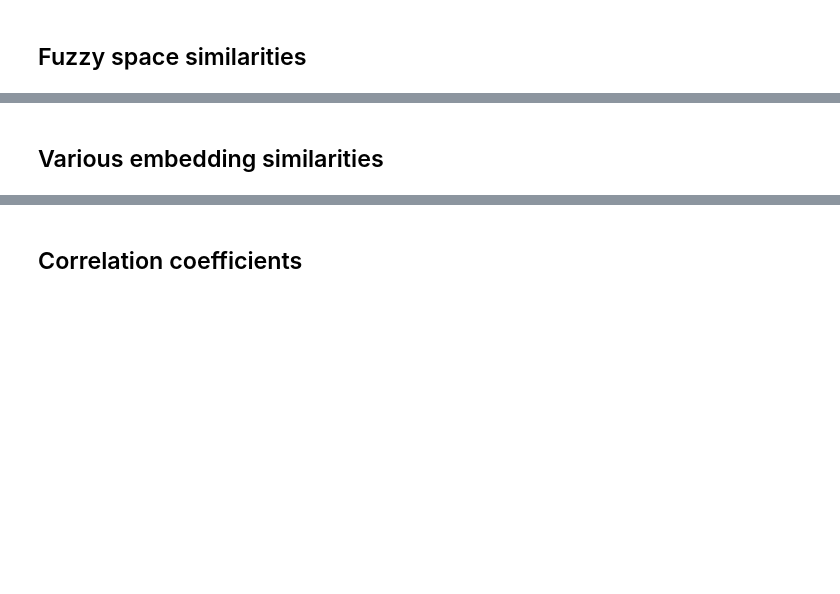
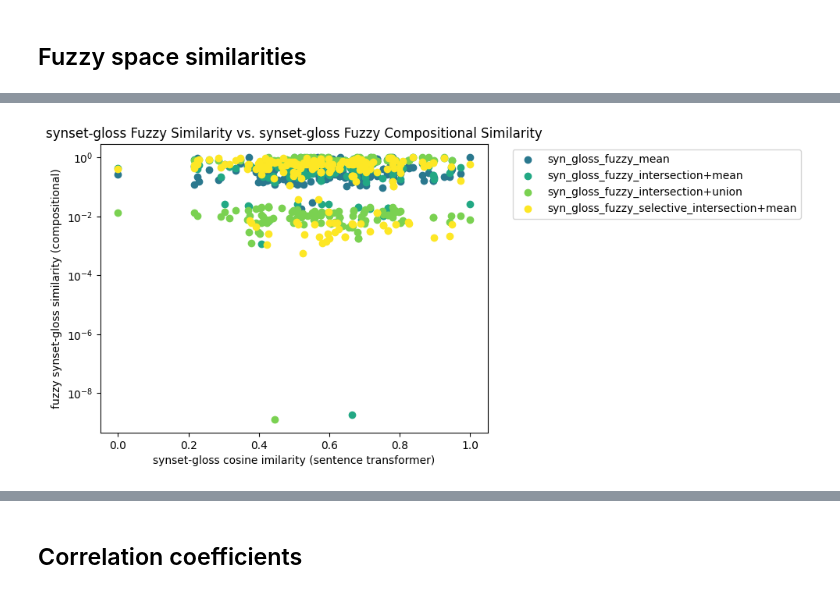
Before and after one commit to IsaacFigNewton/DisCoFuzz, a Jupyter notebook: DisCoFuzz_WF.ipynb, the cells around one changed output, grey strips where cells are left out. Drawn from its saved outputs; the diff is of its cells as text; code cells hidden in the pictures; blank space fills up the shorter version.

Commit message:
simplified eval, refactored code

```diff
--- a/DisCoFuzz_WF.ipynb
+++ b/DisCoFuzz_WF.ipynb
@@ -834,2 +908,7 @@ Similarity of first lemma's vector for synset 11 to second lemma's vector: 0.866
 # %% [markdown]
 ## Config
+# %%
+fuzzifier = FuzzyFourierTensorTransformer()
+# npsd-ot seems to do best for the fuzzy intersection+mean composition model
+sim_metric = "npsd-ot"
+fuzzifier.fuzzifier.kernel_size
@@ -871,2 +925,16 @@ eval_dict = {
+# %%
+sample_size = 100
+random_pairing_indices = [
+    tuple(random.sample(range(len(wn_df)), 2))
+    for i in range(sample_size)
+]
+
+sim_eval_dict = {
+    "syn_gloss_cos_sim": [],
+    "is_related": [],
+}
+for s in strategies:
+  # for comparing inner product of fuzzy synset similarities to related glosses
+  sim_eval_dict[f"syn_{gloss_vect_fuzzy_cols[s]}"] = []
 # %% [markdown]
 ## Fuzzy space similarities
@@ -872,0 +976,6 @@ eval_dict = {
+# %%
+sim_eval_df = pd.DataFrame.from_dict(sim_eval_dict)
+# normalize similarities
+for col in sim_eval_df.columns:
+  sim_eval_df[col] = (sim_eval_df[col] - sim_eval_df[col].min()) / (sim_eval_df[col].max() - sim_eval_df[col].min())
+sim_eval_df.head()
@@ -943,2 +1012,0 @@ KeyboardInterrupt:
-# %% [markdown]
-## Various embedding similarities
@@ -958,23 +1013,21 @@ pairings = lexical_pairings + [("syn_gloss_cosine_similarities", s) for s in com
 # %%
-print(eval_dict["syn_gloss_fuzzy_comp_int_mean_similarities"])
 cmap = plt.get_cmap("viridis")
-separation = 10
-colors = cmap(np.linspace(0, 1, separation+len(pairings)))
-for i, (x, y) in list(enumerate(pairings)):
-  l = y.replace("_similarities", "").replace("_fuzzy", "")
-  c = colors[i]
-  if i >= len(lexical_pairings):
-    c = colors[i+separation]
+colors = cmap(np.linspace(0, 1, len(sim_eval_df.columns)))
+for i, col in enumerate(sim_eval_df.columns):
+  if col in ["syn_gloss_cos_sim", "is_related"]:
+    continue
   plt.scatter(
-      x=eval_dict[x],
-      y=eval_dict[y],
-      color=c,
-      label=l
+      x=sim_eval_df["syn_gloss_cos_sim"],
+      y=sim_eval_df[col],
+      color=colors[i],
+      label=col
   )
 
 plt.xlabel("synset-gloss cosine imilarity (sentence transformer)")
 plt.ylabel("fuzzy synset-gloss similarity (compositional)")
 plt.legend(bbox_to_anchor=(1.05, 1), loc='upper left')
 plt.yscale("log")
 plt.title("synset-gloss Fuzzy Similarity vs. synset-gloss Fuzzy Compositional Similarity")
 plt.show()
+# %% [output]
+[figure, added]
```
Also changed, not shown: parts of 75 cells of this notebook.
